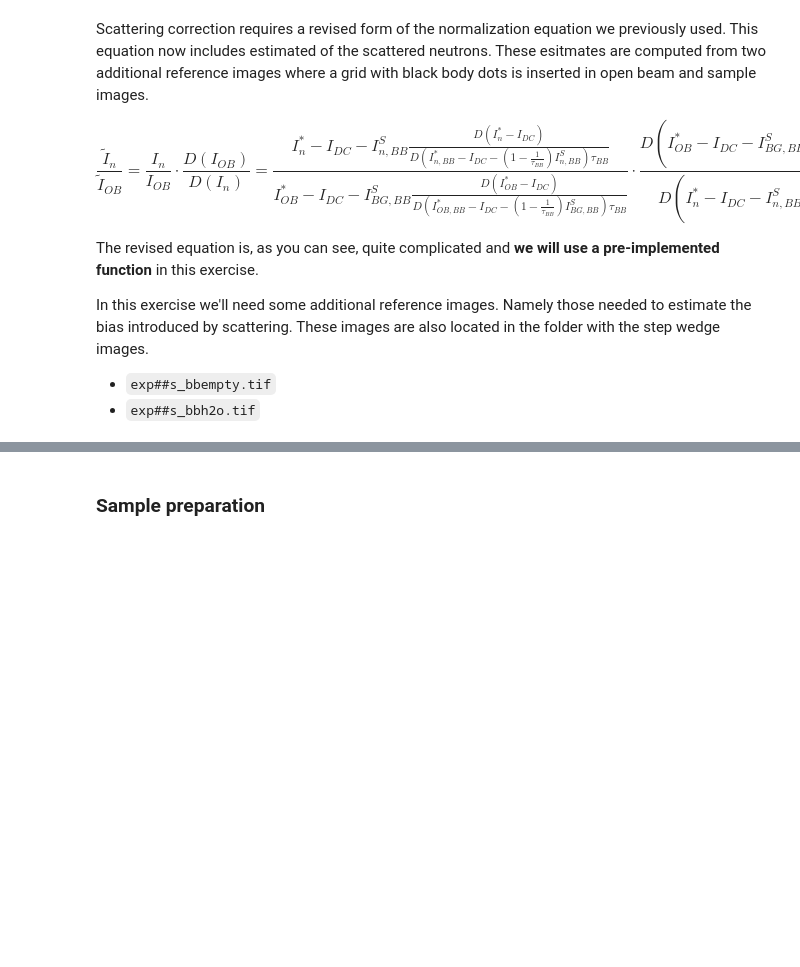
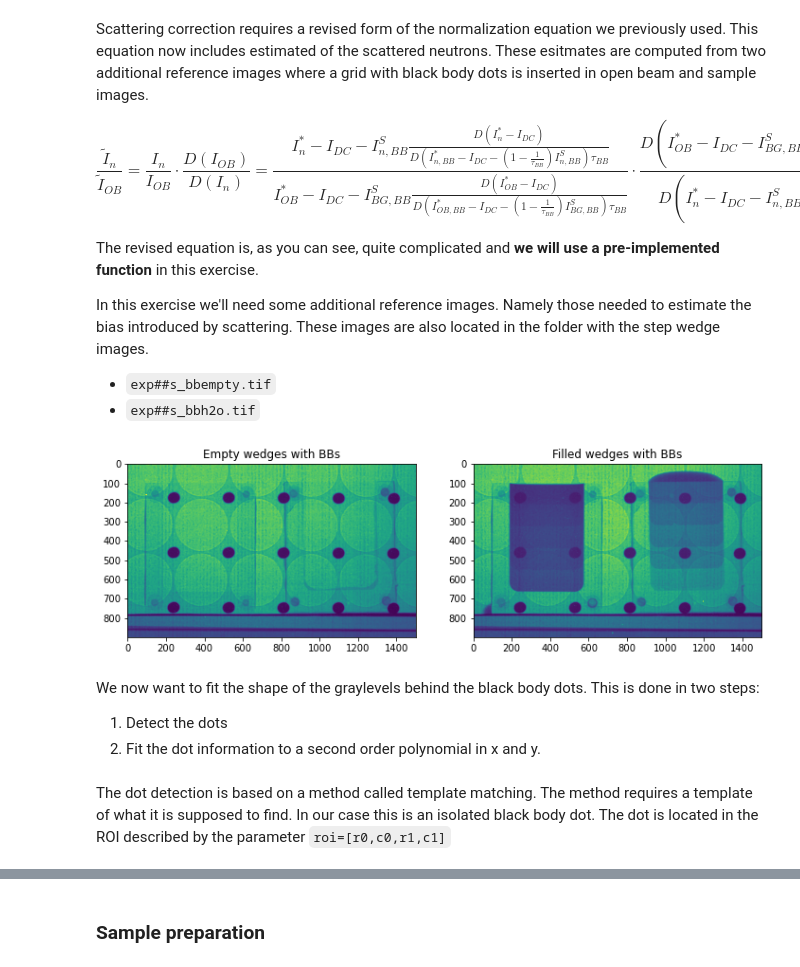
Before and after one commit to ImagingLectures/WaterInSand, a Jupyter notebook: tutorial/WaterInSandTutorial_solution.ipynb, the cells around one changed output, grey strips where cells are left out. Drawn from its saved outputs; the diff is of its cells as text; code cells hidden in the pictures; blank space fills up the shorter version.

````diff
--- a/tutorial/WaterInSandTutorial_solution.ipynb
+++ b/tutorial/WaterInSandTutorial_solution.ipynb
@@ -265,12 +294,26 @@ bbs   =
 # %%
 # Solution
 bbob  = tiff.imread('../data/stepwedge/exp60s_bbempty.tif')
 bbs   = tiff.imread('../data/stepwedge/exp60s_bbh2o.tif')
+
+bbob = bbob - dc
+bbs  = bbs  - dc
+
+bbob[bbob<1] = 1
+bbs[bbs<1]   = 1
 
 fig,ax = plt.subplots(1,2,figsize=(12,6))
 
 ax[0].imshow(bbob,vmin=300,vmax=20000)
 ax[0].set_title('Empty wedges with BBs')
 
 ax[1].imshow(bbs,vmin=300,vmax=20000)
 ax[1].set_title('Filled wedges with BBs');
+# %% [output]
+[figure, added]
+# %% [markdown]
+We now want to fit the shape of the graylevels behind the black body dots. This is done in two steps:
+1. Detect the dots
+2. Fit the dot information to a second order polynomial in x and y.
+# %% [markdown]
+The dot detection is based on a method called template matching. The method requires a template of what it is supposed to find. In our case this is an isolated black body dot. The dot is located in the ROI described by the parameter ```roi=[r0,c0,r1,c1]```
````
Also changed, not shown: parts of 22 cells of this notebook, 7 other files.
